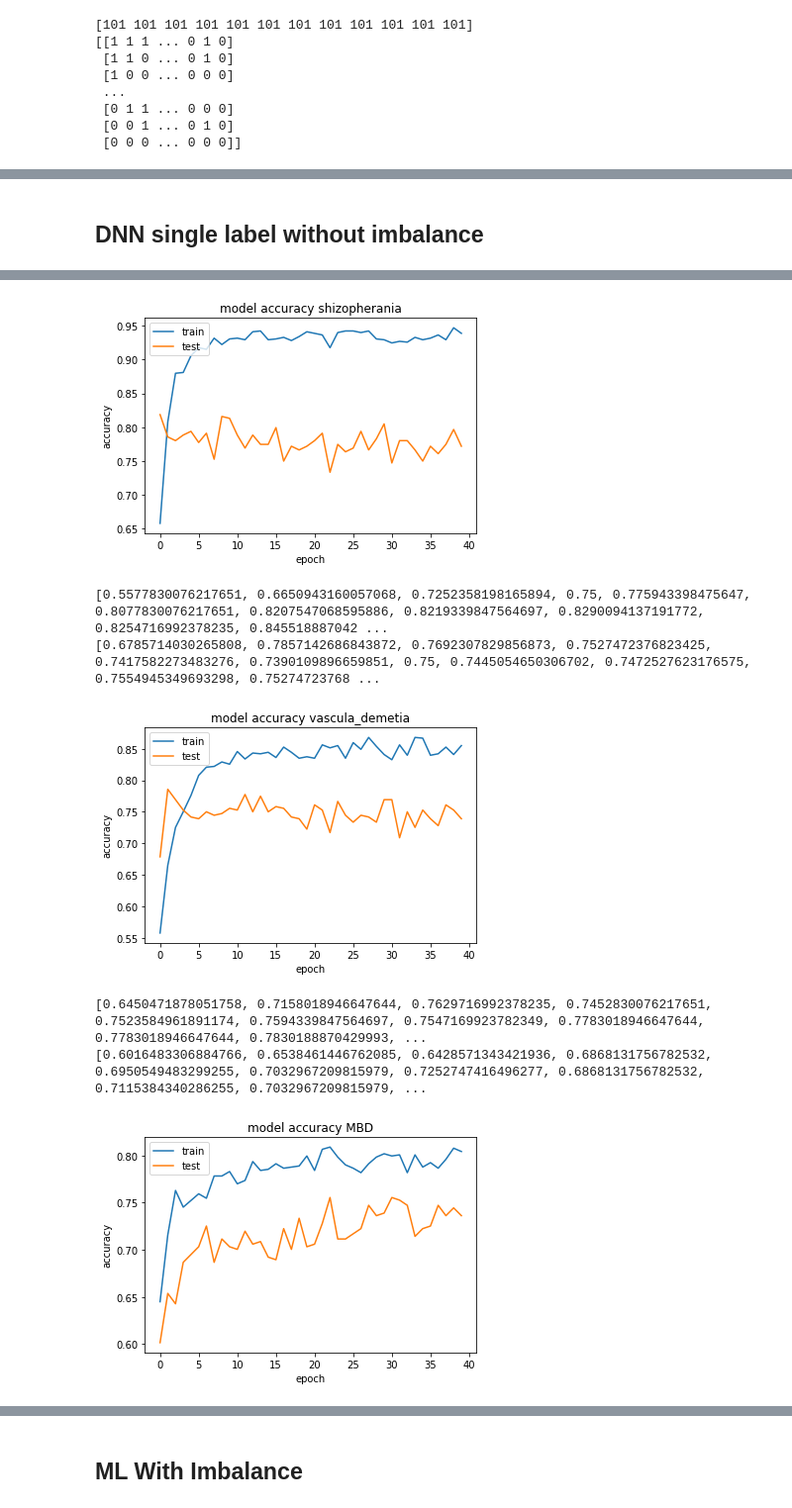
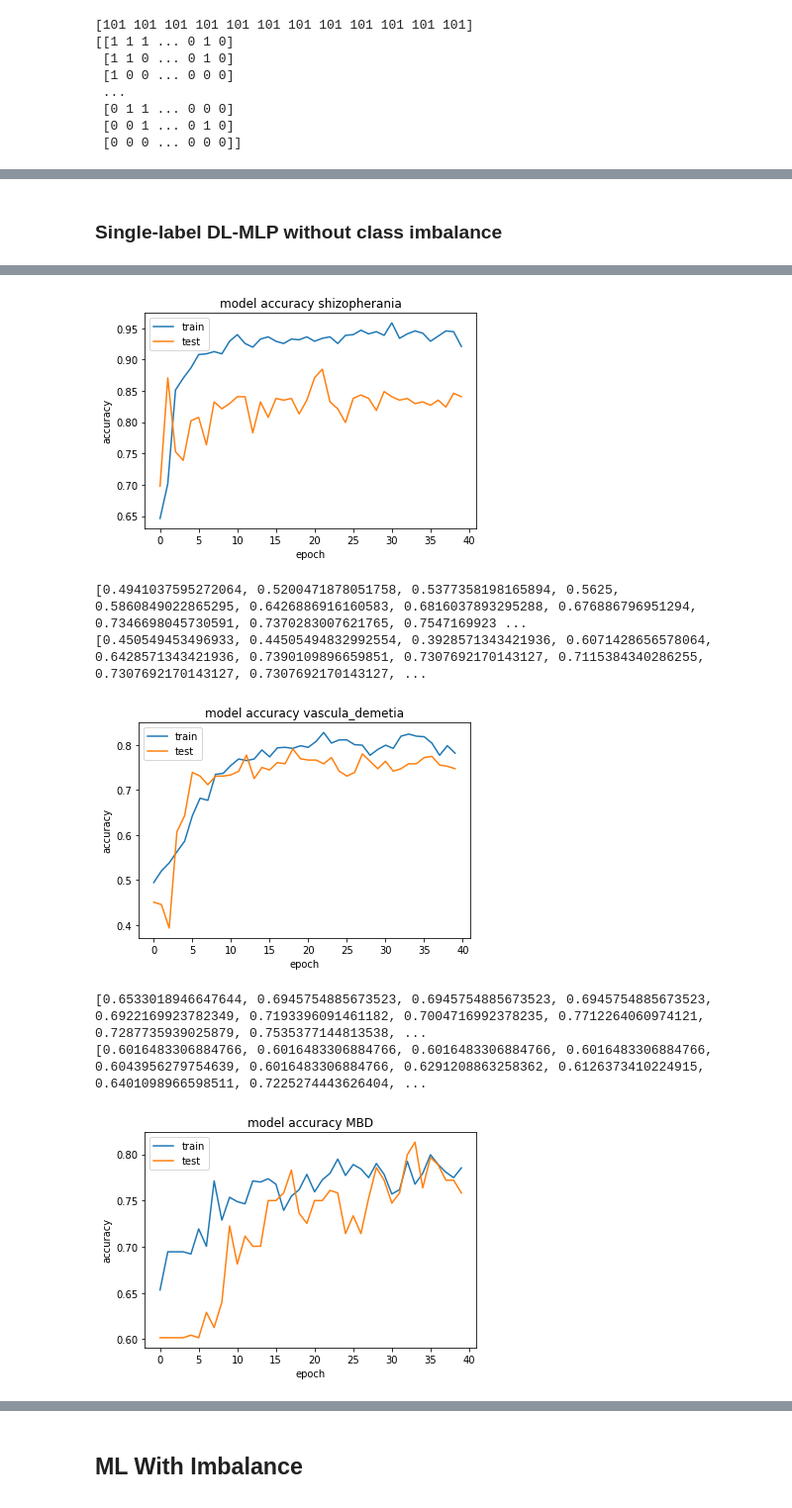
Before and after one commit to qingemeng/cs598dlh-final, a Jupyter notebook: Final.ipynb, the cells around one changed output, grey strips where cells are left out. Shown: that part at 99% size. Saved outputs shown, nothing was run; the diff lists cells and outputs as text; code cells hidden in the pictures.

```diff
--- a/Final.ipynb
+++ b/Final.ipynb
@@ -139,5 +143,5 @@ Define the model
 # %%
-def build_nn_mlp_model(out_put_size, dropout_rate = 0.1, single_layer = False):
+def build_mlp_model(out_put_size, dropout_rate = 0.1, single_layer = False):
   model = Sequential()
   model.add(Dense(15, input_dim=20, activation='relu'))
   model.add(Dropout(dropout_rate))
@@ -157,9 +161,8 @@ def build_nn_mlp_model(out_put_size, dropout_rate = 0.1, single_layer = False):
 # %% [markdown]
 Fit the model
 # %%
-dnn_mlp = build_nn_mlp_model(5)
+dnn_mlp = build_mlp_model(5)
 es = keras.callbacks.EarlyStopping(monitor='val_loss')
-# dnn_mlp.fit(X, Y, epochs=40, validation_split=0.3, callbacks=[es])
 dnn_mlp.fit(X, Y, epochs=40, validation_split=0.3)
 # %% [output]
 Epoch 1/40
@@ -185,9 +188,9 @@ Epoch 40/40
 # %%
 es = keras.callbacks.EarlyStopping(monitor='val_loss')
 deseases = ['Insominia',	'shizopherania',	'vascula_demetia',	'MBD',	'Bipolar']
-drop_out_rates = [0.2, 0.2, 0.2, 0.4, 0.3]
+drop_out_rates = [0.4, 0.2, 0.1, 0.4, 0.3]
 for i, desease in enumerate(deseases):
-  dnn_mlp_single = build_nn_mlp_model(1, dropout_rate=drop_out_rates[i])
+  dnn_mlp_single = build_mlp_model(1, dropout_rate=drop_out_rates[i])
   history = dnn_mlp_single.fit(X, Y[:, i], epochs=40, validation_split=0.3, verbose = 0)
   print(history.history['accuracy'])
   print(history.history['val_accuracy'])
@@ -272,8 +275,7 @@ print(over_X)
 # %%
-dnn_mlp = build_nn_mlp_model(5, dropout_rate=0.2)
+dnn_mlp = build_mlp_model(5, dropout_rate=0.05)
 over_Y_split = list(map(lambda x: [*x], over_Y))
 over_Y_split = np.array(over_Y_split, dtype = 'int32')
-# dnn_mlp.fit(X, Y, epochs=40, validation_split=0.3, callbacks=[es])
 
 history = dnn_mlp.fit(over_X, over_Y_split, epochs=40, validation_split=0.3)
 plt.plot(history.history['accuracy'])
@@ -305,10 +307,10 @@ Epoch 40/40
 # %% [markdown]
-## DNN single label without imbalance
+### Single-label DL-MLP without class imbalance
 # %%
 deseases = ['Insominia',	'shizopherania',	'vascula_demetia',	'MBD',	'Bipolar']
-drop_out_rates = [0.5, 0.5, 0.5, 0.5, 0.2]
+drop_out_rates = [0.2, 0.5, 0.5, 0.4, 0.3]
 for i, desease in enumerate(deseases):
-  dnn_mlp_single = build_nn_mlp_model(1, dropout_rate=drop_out_rates[i], single_layer=True)
+  dnn_mlp_single = build_mlp_model(1, dropout_rate=drop_out_rates[i])
   history = dnn_mlp_single.fit(over_X, over_Y_split[:, i], epochs=40, validation_split=0.3, verbose = 0)
   print(history.history['accuracy'])
   print(history.history['val_accuracy'])
@@ -328,7 +330,7 @@ for i, desease in enumerate(deseases):
-[figure, old version]
+[figure, new version]
-[0.5577830076217651, 0.6650943160057068, 0.7252358198165894, 0.75, 0.775943398475647, 0.8077830076217651, 0.8207547068595886, 0.8219339847564697, 0.8290094137191772, 0.8254716992378235, 0.845518887042 ...
-[0.6785714030265808, 0.7857142686843872, 0.7692307829856873, 0.7527472376823425, 0.7417582273483276, 0.7390109896659851, 0.75, 0.7445054650306702, 0.7472527623176575, 0.7554945349693298, 0.75274723768 ...
+[0.4941037595272064, 0.5200471878051758, 0.5377358198165894, 0.5625, 0.5860849022865295, 0.6426886916160583, 0.6816037893295288, 0.676886796951294, 0.7346698045730591, 0.7370283007621765, 0.7547169923 ...
+[0.450549453496933, 0.44505494832992554, 0.3928571343421936, 0.6071428656578064, 0.6428571343421936, 0.7390109896659851, 0.7307692170143127, 0.7115384340286255, 0.7307692170143127, 0.7307692170143127, ...
-[figure, old version]
+[figure, new version]
-[0.6450471878051758, 0.7158018946647644, 0.7629716992378235, 0.7452830076217651, 0.7523584961891174, 0.7594339847564697, 0.7547169923782349, 0.7783018946647644, 0.7783018946647644, 0.7830188870429993, ...
-[0.6016483306884766, 0.6538461446762085, 0.6428571343421936, 0.6868131756782532, 0.6950549483299255, 0.7032967209815979, 0.7252747416496277, 0.6868131756782532, 0.7115384340286255, 0.7032967209815979, ...
+[0.6533018946647644, 0.6945754885673523, 0.6945754885673523, 0.6945754885673523, 0.6922169923782349, 0.7193396091461182, 0.7004716992378235, 0.7712264060974121, 0.7287735939025879, 0.7535377144813538, ...
+[0.6016483306884766, 0.6016483306884766, 0.6016483306884766, 0.6016483306884766, 0.6043956279754639, 0.6016483306884766, 0.6291208863258362, 0.6126373410224915, 0.6401098966598511, 0.7225274443626404, ...
-[figure, old version]
+[figure, new version]
```
Also changed, not shown: parts of 25 cells of this notebook.
